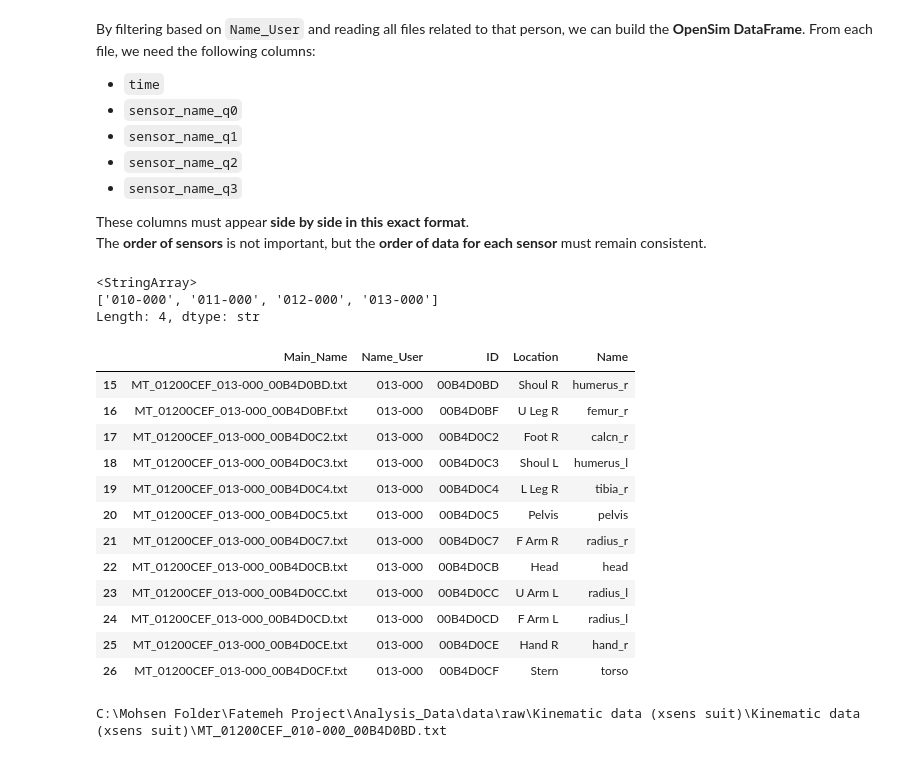
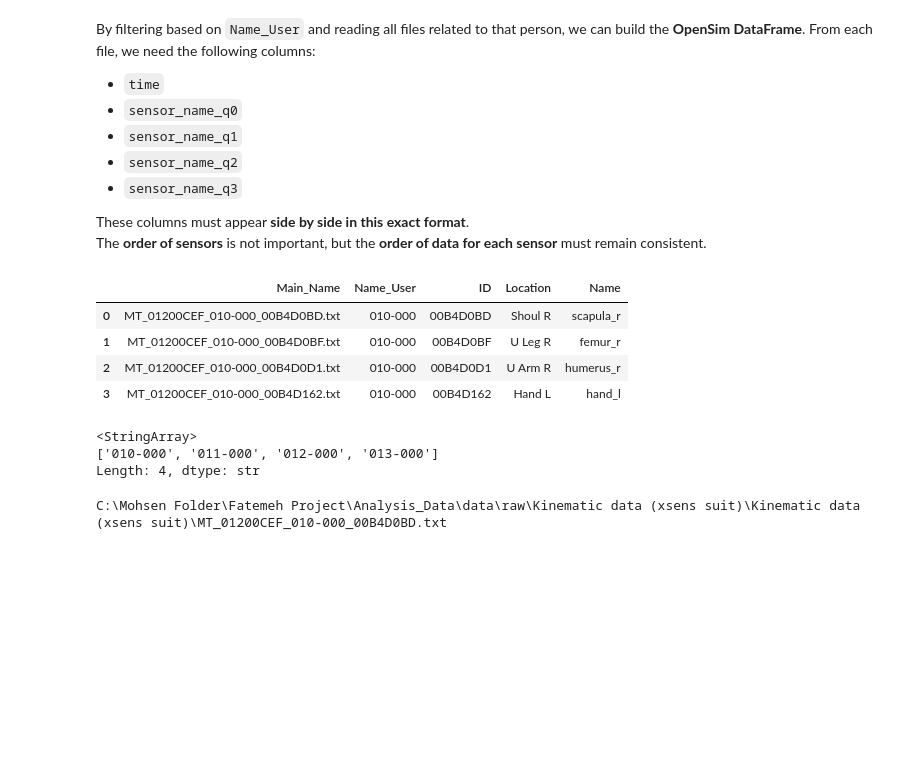
Before and after one commit to Mohsenmohebbi1993/Biomechanik, a Jupyter notebook: notebooks/5. IMU Analysis.ipynb, the cells around one changed output. Drawn from its saved outputs; the diff is of its cells as text; code cells hidden in the pictures; blank space fills up the shorter version.

```diff
--- a/notebooks/5. IMU Analysis.ipynb
+++ b/notebooks/5. IMU Analysis.ipynb
@@ -341,32 +361,20 @@ From each file, we need the following columns:
 
 These columns must appear **side by side in this exact format**.
 The **order of sensors** is not important, but the **order of data for each sensor** must remain consistent.
+# %%
+INFORMATION_TXT_FILE[INFORMATION_TXT_FILE["Name_User"].eq("010-000")]
+# %% [output]
+|  | Main_Name | Name_User | ID | Location | Name |
+| 0 | MT_01200CEF_010-000_00B4D0BD.txt | 010-000 | 00B4D0BD | Shoul R | scapula_r |
+| 1 | MT_01200CEF_010-000_00B4D0BF.txt | 010-000 | 00B4D0BF | U Leg R | femur_r |
+| 2 | MT_01200CEF_010-000_00B4D0D1.txt | 010-000 | 00B4D0D1 | U Arm R | humerus_r |
+| 3 | MT_01200CEF_010-000_00B4D162.txt | 010-000 | 00B4D162 | Hand L | hand_l |
 # %%
 INFORMATION_TXT_FILE["Name_User"].unique()
 # %% [output]
 <StringArray>
 ['010-000', '011-000', '012-000', '013-000']
 Length: 4, dtype: str
-# %%
-for i in LIST_OF_USER:
-    df_all_data_txt = pd.DataFrame({"time":[]})
-    MASK = INFORMATION_TXT_FILE[INFORMATION_TXT_FILE["Name_User"].eq(i)]
-
-MASK
-# %% [output]
-|  | Main_Name | Name_User | ID | Location | Name |
-| 15 | MT_01200CEF_013-000_00B4D0BD.txt | 013-000 | 00B4D0BD | Shoul R | humerus_r |
-| 16 | MT_01200CEF_013-000_00B4D0BF.txt | 013-000 | 00B4D0BF | U Leg R | femur_r |
-| 17 | MT_01200CEF_013-000_00B4D0C2.txt | 013-000 | 00B4D0C2 | Foot R | calcn_r |
-| 18 | MT_01200CEF_013-000_00B4D0C3.txt | 013-000 | 00B4D0C3 | Shoul L | humerus_l |
-| 19 | MT_01200CEF_013-000_00B4D0C4.txt | 013-000 | 00B4D0C4 | L Leg R | tibia_r |
-| 20 | MT_01200CEF_013-000_00B4D0C5.txt | 013-000 | 00B4D0C5 | Pelvis | pelvis |
-| 21 | MT_01200CEF_013-000_00B4D0C7.txt | 013-000 | 00B4D0C7 | F Arm R | radius_r |
-| 22 | MT_01200CEF_013-000_00B4D0CB.txt | 013-000 | 00B4D0CB | Head | head |
-| 23 | MT_01200CEF_013-000_00B4D0CC.txt | 013-000 | 00B4D0CC | U Arm L | radius_l |
-| 24 | MT_01200CEF_013-000_00B4D0CD.txt | 013-000 | 00B4D0CD | F Arm L | radius_l |
-| 25 | MT_01200CEF_013-000_00B4D0CE.txt | 013-000 | 00B4D0CE | Hand R | hand_r |
-| 26 | MT_01200CEF_013-000_00B4D0CF.txt | 013-000 | 00B4D0CF | Stern | torso |
 # %%
 # list of User
 LIST_OF_USER = INFORMATION_TXT_FILE["Name_User"].unique()
```
Also changed, not shown: parts of 5 cells of this notebook.
